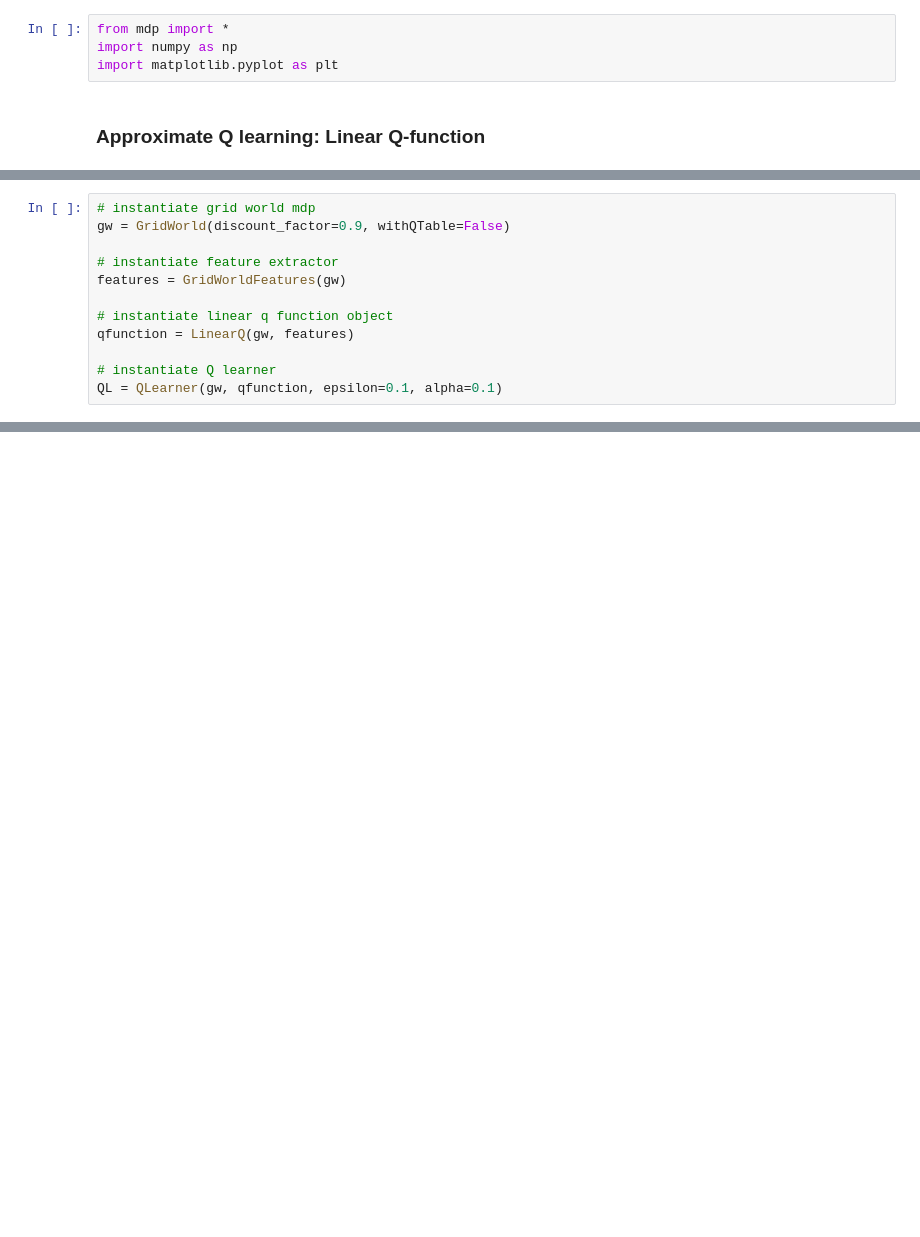
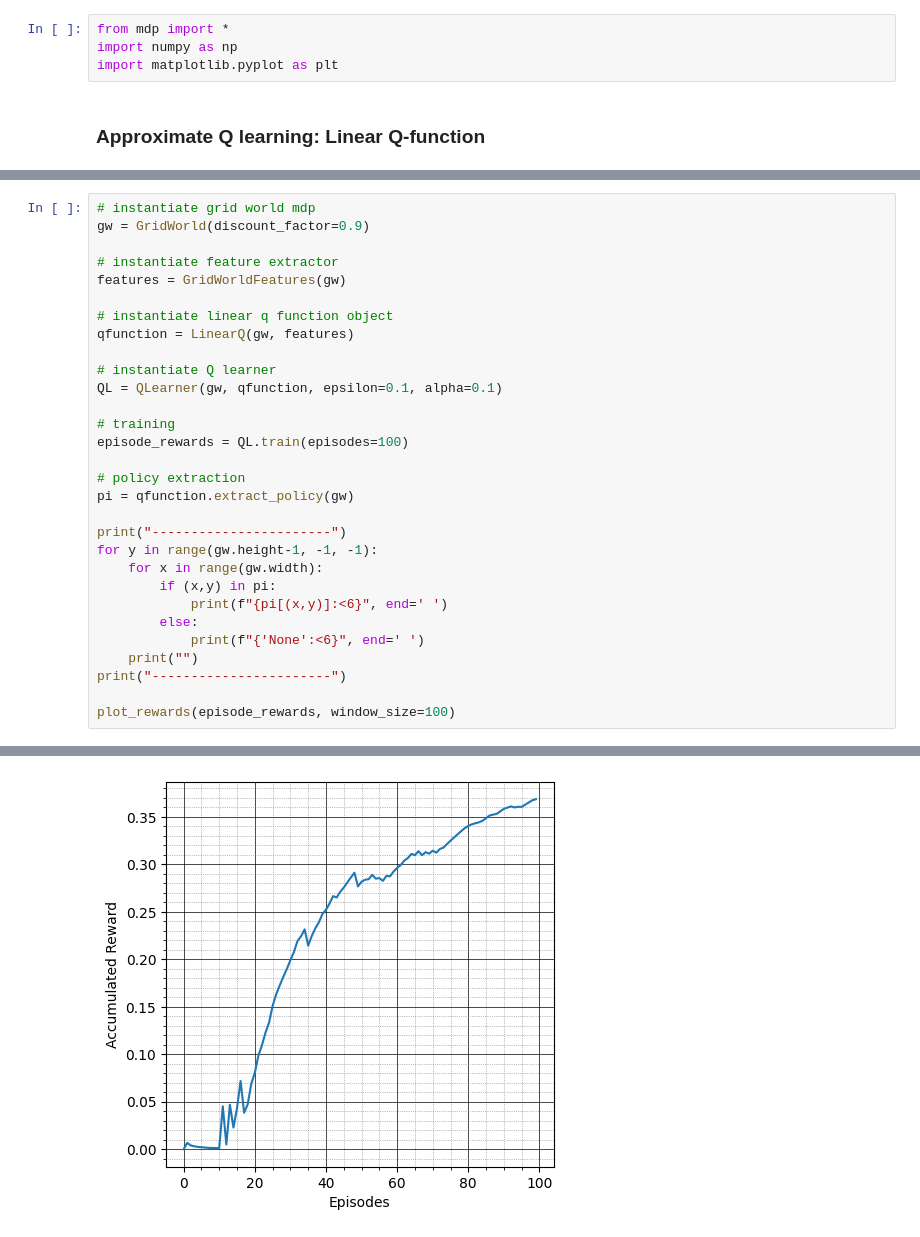
Before and after one commit to tsultan16/Reinforcement_Learning, a Jupyter notebook: approx_qlearning.ipynb, the cells around one changed output, grey strips where cells are left out. Saved outputs shown, nothing was run; the diff lists cells and outputs as text; blank space fills up the shorter version.

```diff
--- a/approx_qlearning.ipynb
+++ b/approx_qlearning.ipynb
@@ -87,7 +95,7 @@ class GridWorldFeatures:
         return feature_values
 # %%
 # instantiate grid world mdp
-gw = GridWorld(discount_factor=0.9, withQTable=False)
+gw = GridWorld(discount_factor=0.9)
 
 # instantiate feature extractor
 features = GridWorldFeatures(gw)
@@ -97,3 +105,22 @@ qfunction = LinearQ(gw, features)
 
 # instantiate Q learner
 QL = QLearner(gw, qfunction, epsilon=0.1, alpha=0.1)
+
+# training
+episode_rewards = QL.train(episodes=100)
+
+# policy extraction
+pi = qfunction.extract_policy(gw)
+
+print("-----------------------")
+for y in range(gw.height-1, -1, -1):
+    for x in range(gw.width):
+        if (x,y) in pi:
+            print(f"{pi[(x,y)]:<6}", end=' ')
+        else:
+            print(f"{'None':<6}", end=' ')
+    print("")
+print("-----------------------")
+
+plot_rewards(episode_rewards, window_size=100)
+# %% [output]
@@ -100 +144,2 @@ QL = QLearner(gw, qfunction, epsilon=0.1, alpha=0.1)
+[figure, added]
 # %%
```
Also changed, not shown: parts of 4 cells of this notebook, 2 other files.
